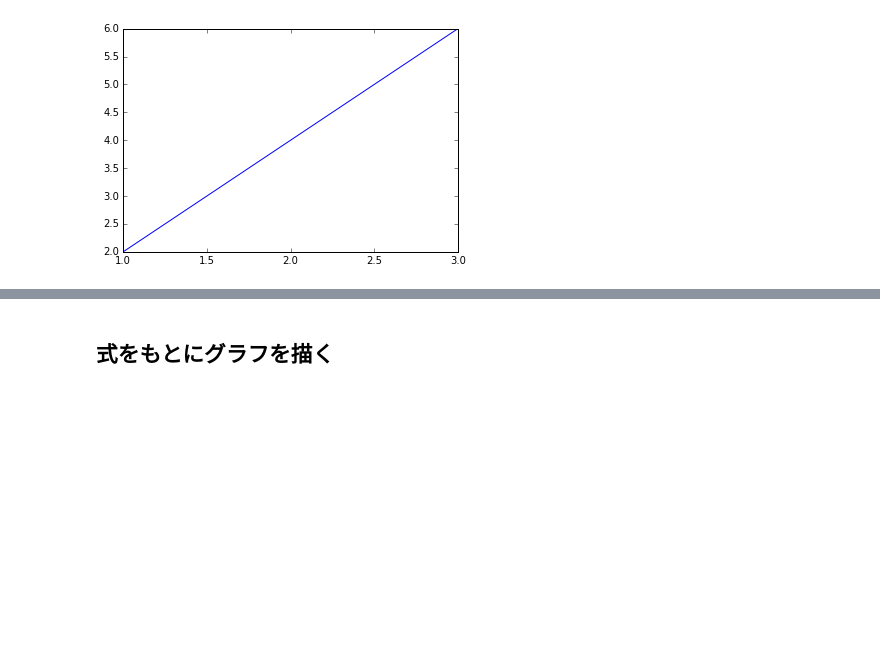
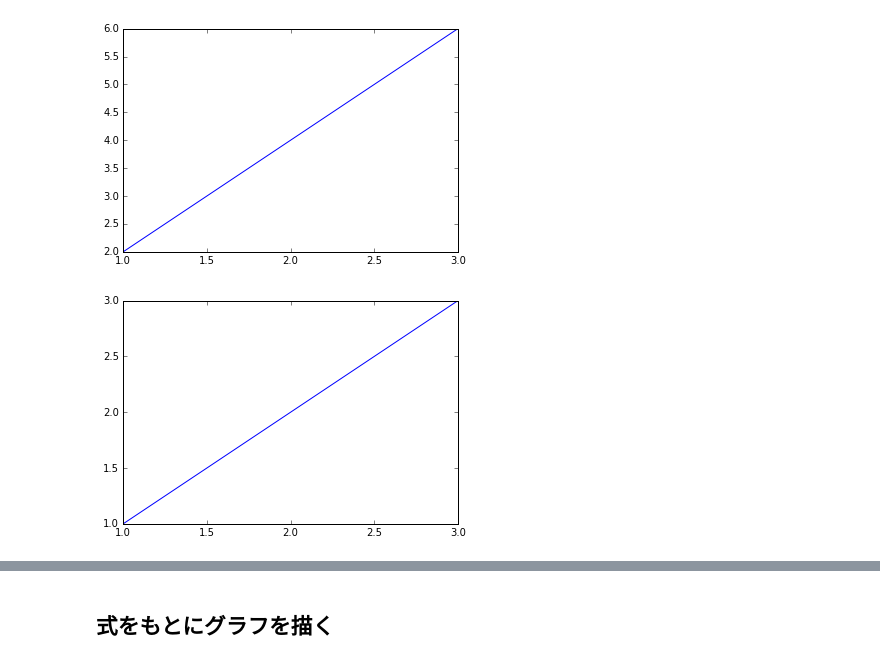
Before and after one commit to phasetr/mathcodes, a Jupyter notebook: jupyter/math_simple_graph.ipynb, the cells around one changed output, grey strips where cells are left out. Drawn from its saved outputs; the diff is of its cells as text; code cells hidden in the pictures; blank space fills up the shorter version.

```diff
--- a/jupyter/math_simple_graph.ipynb
+++ b/jupyter/math_simple_graph.ipynb
@@ -186,3 +186,13 @@ plt.show()
 #plt.savefig('./fig1.pdf')
 # %% [output]
 [figure]
+# %%
+%matplotlib inline
+
+import matplotlib.pyplot as plt
+x = [1, 2, 3]
+y = [1, 2, 3]
+plt.plot(x, y)
+plt.show()
+# %% [output]
+[figure, added]
```
Also changed, not shown: parts of 1 cell of this notebook.
